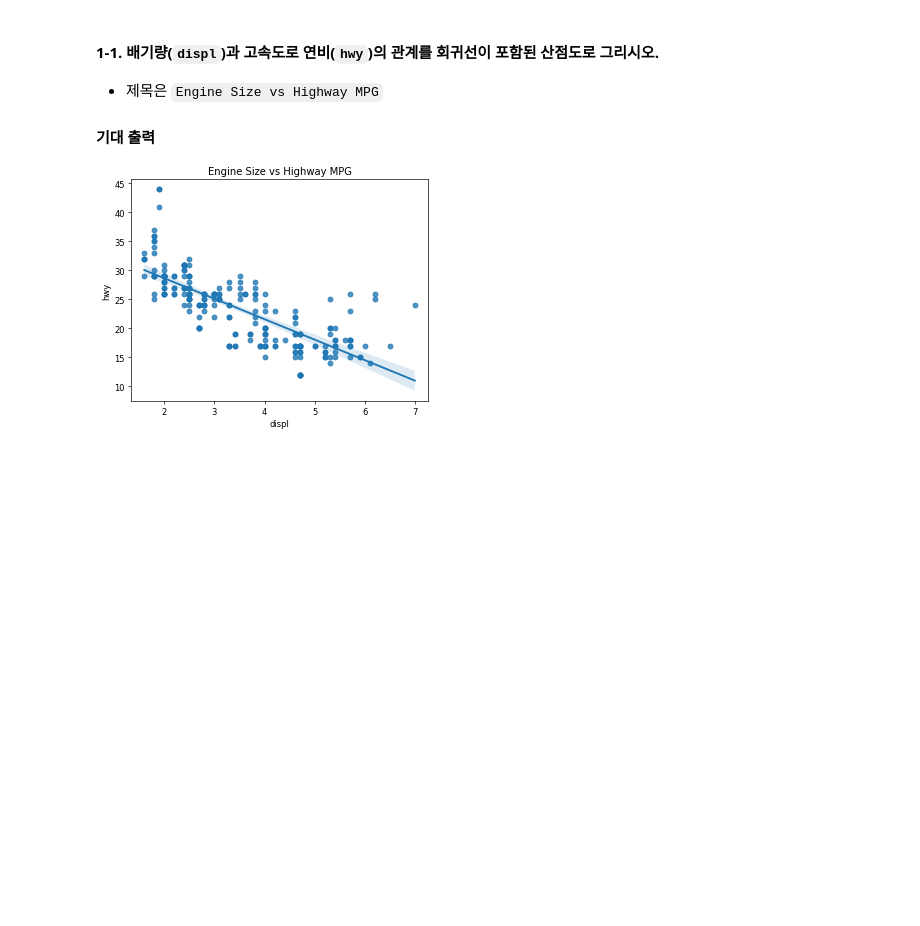
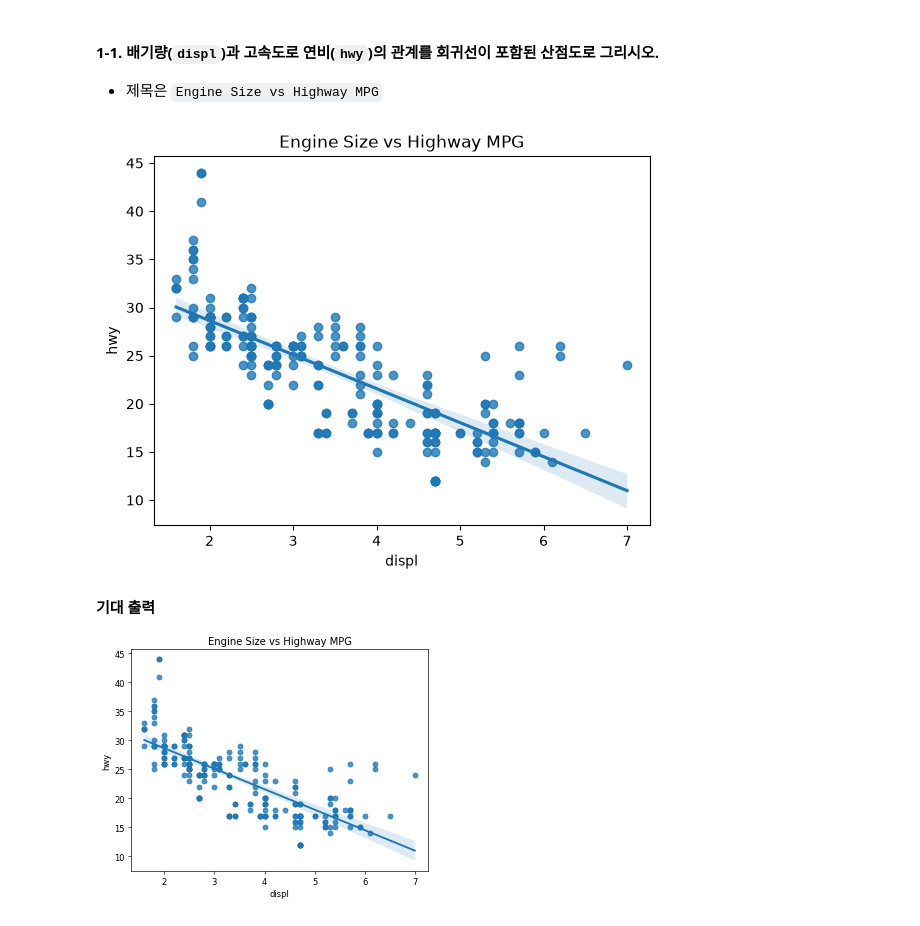
Before and after one commit to koreatechcheeseduck/BasicDataScience_2026-2, a Jupyter notebook: lec10-2_lab_visualization-2.ipynb, the cells around one changed output. Drawn from its saved outputs; the diff is of its cells as text; code cells hidden in the pictures; blank space fills up the shorter version.

```diff
--- a/lec10-2_lab_visualization-2.ipynb
+++ b/lec10-2_lab_visualization-2.ipynb
@@ -62,3 +57,12 @@ print(mpg[['displ', 'year', 'drv', 'cty', 'hwy', 'category']].head())
+# %%
+# 회귀선이 포함된 산점도
+sns.regplot(data=mpg, x='displ', y='hwy')
+
+# 제목
+plt.title('Engine Size vs Highway MPG')
+plt.show()
+# %% [output]
+[figure, added]
 # %% [markdown]
 **기대 출력**
 
```
Also changed, not shown: parts of 17 cells of this notebook, 1 other file.
